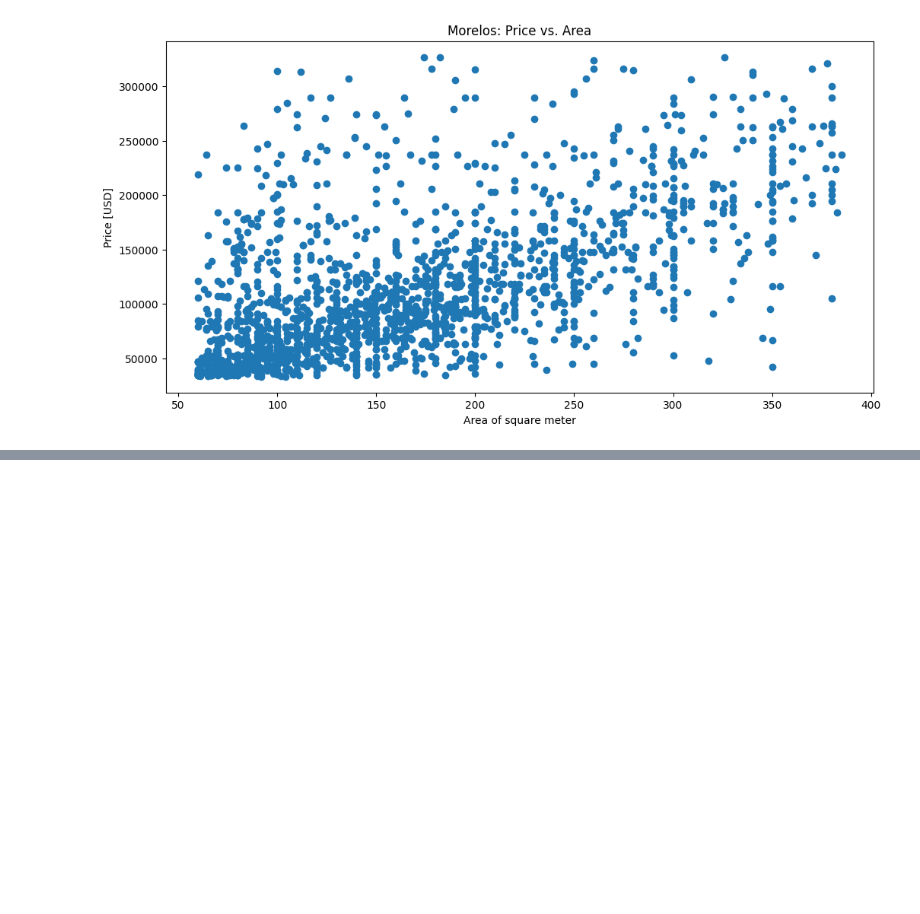
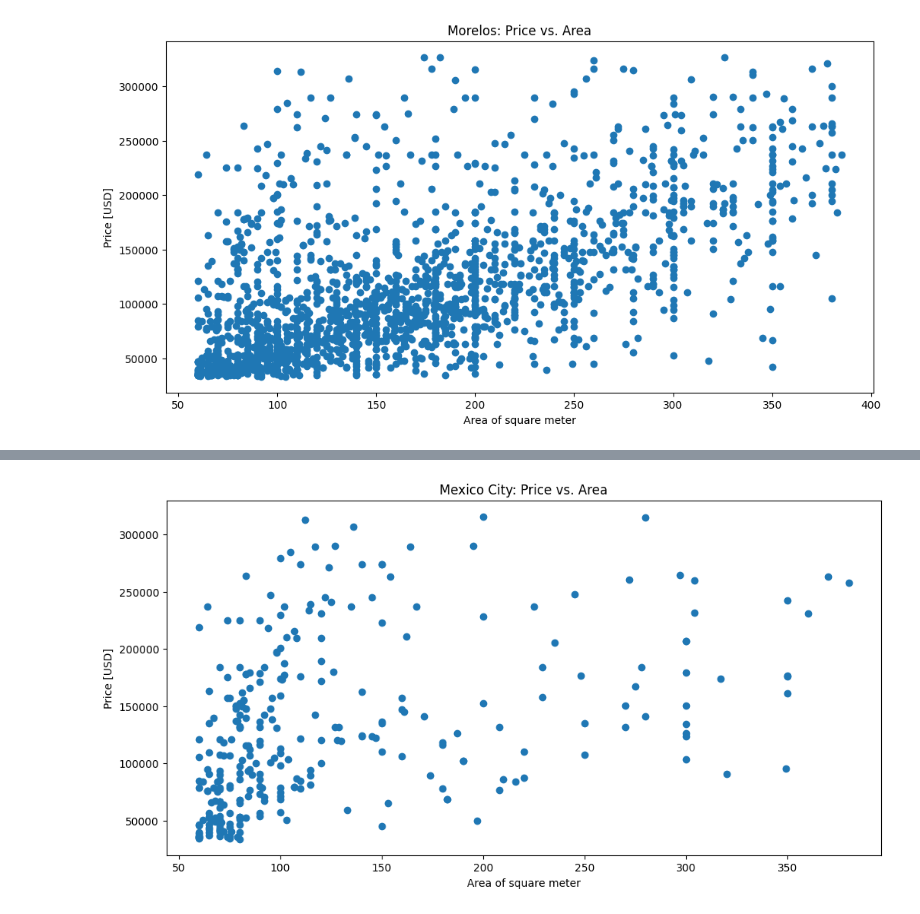
Before and after one commit to Hasan082/Data-Scientist-Project, a Jupyter notebook: Housing in Mexico/Step_4_research_Location_or_Size.ipynb, the cells around one changed output, grey strips where cells are left out. Saved outputs shown, nothing was run; the diff lists cells and outputs as text; code cells hidden in the pictures; blank space fills up the shorter version.

Commit message:
Create mexcio city scatter plot

```diff
--- a/Housing in Mexico/Step_4_research_Location_or_Size.ipynb
+++ b/Housing in Mexico/Step_4_research_Location_or_Size.ipynb
@@ -226,0 +238,11 @@ plt.show()
+# %%
+df_mexico_city = df[df["state"] == "Distrito Federal"]
+
+plt.figure(figsize=(12, 6));
+plt.scatter(df_mexico_city["area_m2"], df_mexico_city["price_usd"])
+plt.xlabel("Area of square meter")
+plt.ylabel("Price [USD]")
+plt.title("Mexico City: Price vs. Area")
+plt.show()
+# %% [output]
+[figure, added]
```
Also changed, not shown: parts of 4 cells of this notebook.
